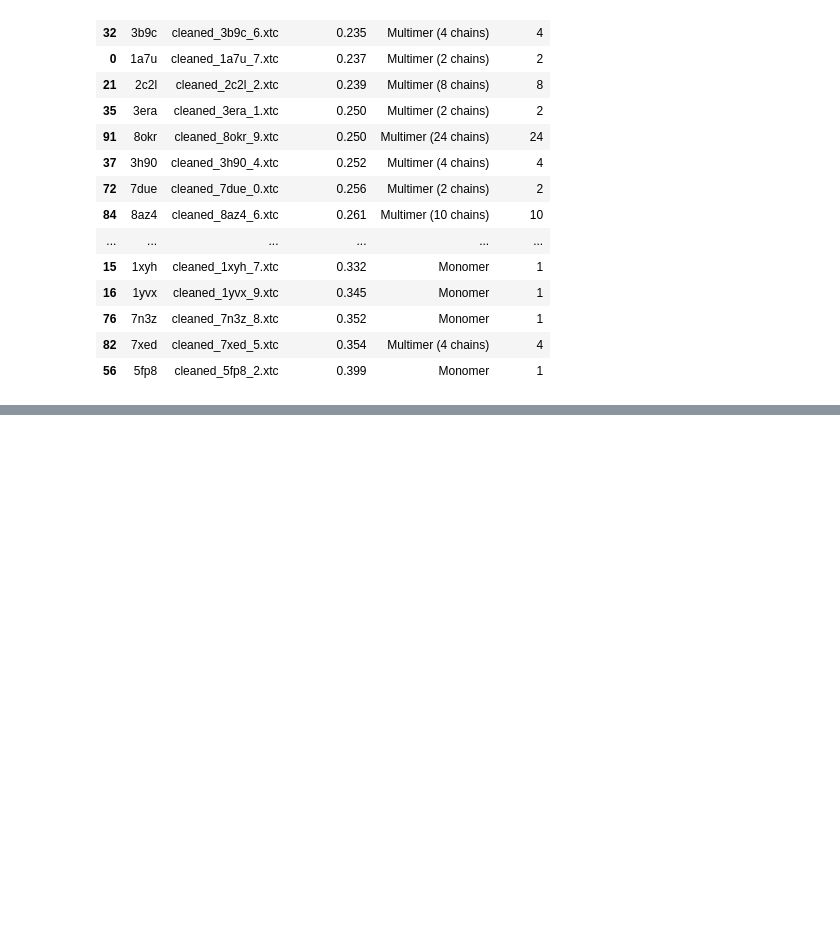
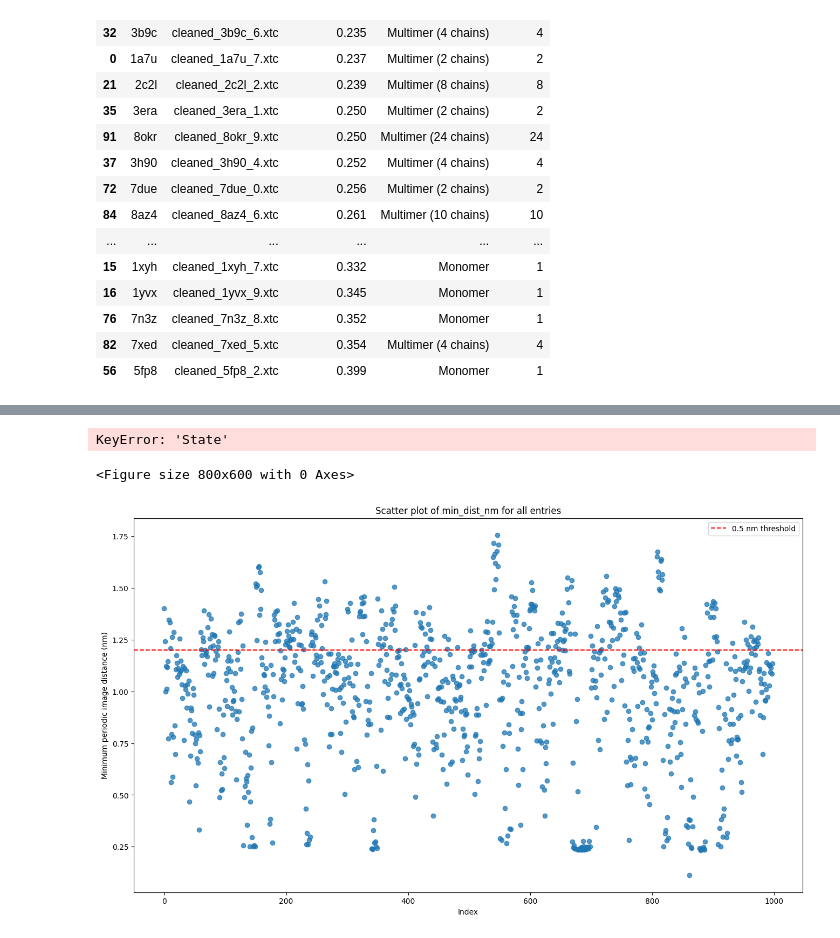
Before and after one commit to csongornemeth/pca_nma_dot_product, a Jupyter notebook: pi_dist_ana_new.ipynb, the cells around one changed output, grey strips where cells are left out. Drawn from its saved outputs; the diff is of its cells as text; code cells hidden in the pictures; blank space fills up the shorter version.

Commit message:
analysis added for pi dist, New file for fitting NMs on displacement vectors to find the magnitude constants.

```diff
--- a/pi_dist_ana_new.ipynb
+++ b/pi_dist_ana_new.ipynb
@@ -220,0 +223,49 @@ plt.show()
+# %%
+#scatter plot for all mindist values, colored by state
+
+df_psummary = pd.read_csv(root / "periodic_image_distance_summary.csv")
+
+plt.figure(figsize=(8,6))
+for state in ["Monomer", "Multimer"]:
+    subset = df_psummary[
+        df_psummary["State"]
+        .astype(str)
+        .str.lower()
+        .str.contains(state.lower())
+    ]
+
+    plt.scatter(
+        subset.index,
+        subset["min_dist_nm"],
+        label=state,
+        alpha=0.6
+    )
+
+plt.xlabel("Index")
+plt.ylabel("Minimum periodic image distance (nm)")
+plt.title("Scatter plot of min_dist_nm by state")
+plt.legend()
+plt.tight_layout()
+plt.show()
+# %% [output]
+KeyError: 'State'
+<Figure size 800x600 with 0 Axes>
+# %%
+#scatter plot for all mindist values
+
+plt.figure(figsize=(16,9))
+plt.scatter(
+    df_psummary.index,
+    df_psummary["min_dist_nm"],
+    alpha=0.75
+)
+plt.axhline(y=1.2, color='red', linestyle='--', label='0.5 nm threshold')  # Add threshold line
+plt.xlabel("Index")
+plt.ylabel("Minimum periodic image distance (nm)")
+plt.title("Scatter plot of min_dist_nm for all entries")
+plt.legend()
+plt.fontsize = 24
+#plt.tight_layout()
+plt.show()
+# %% [output]
+[figure, added]
```
Also changed, not shown: parts of 7 cells of this notebook, 7 other files.
